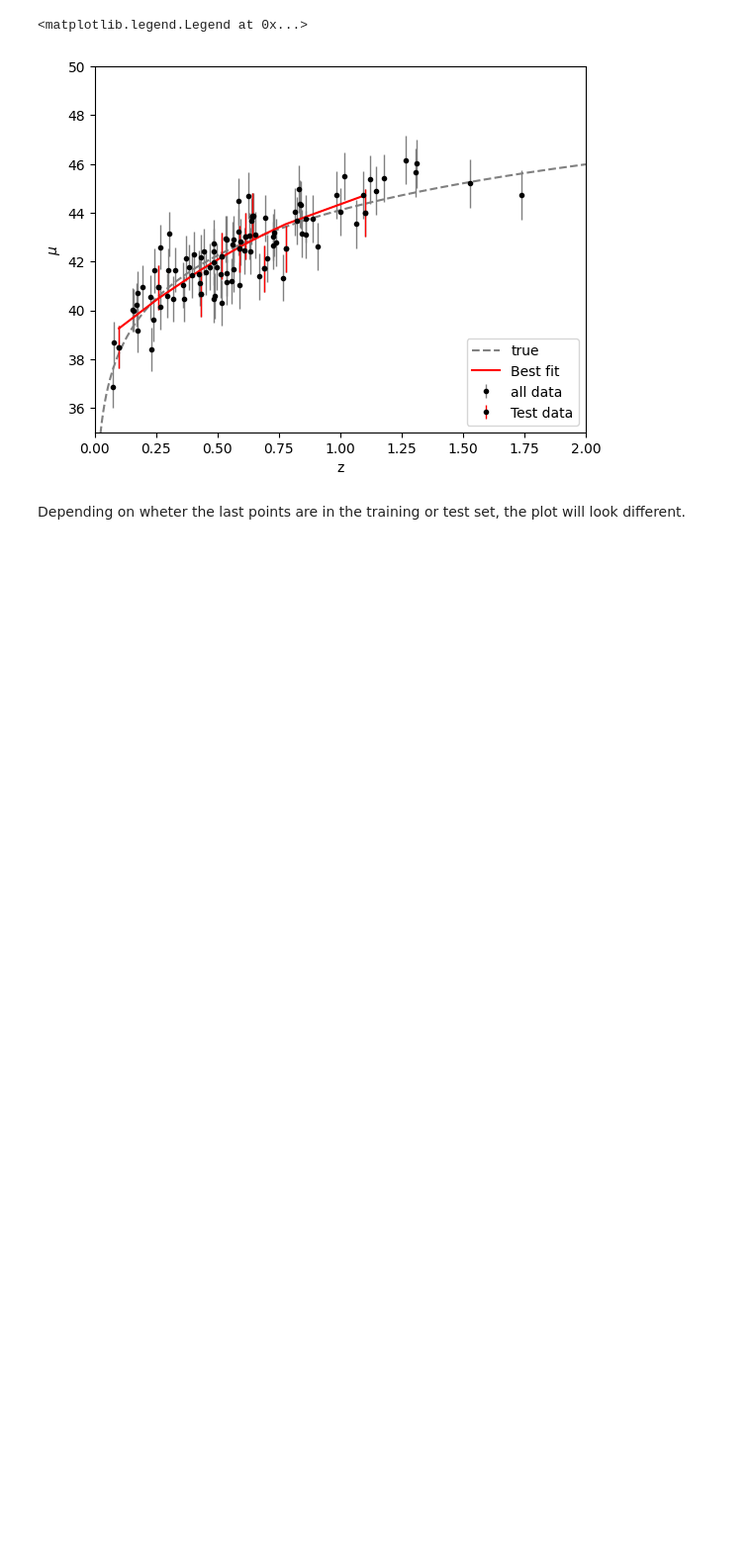
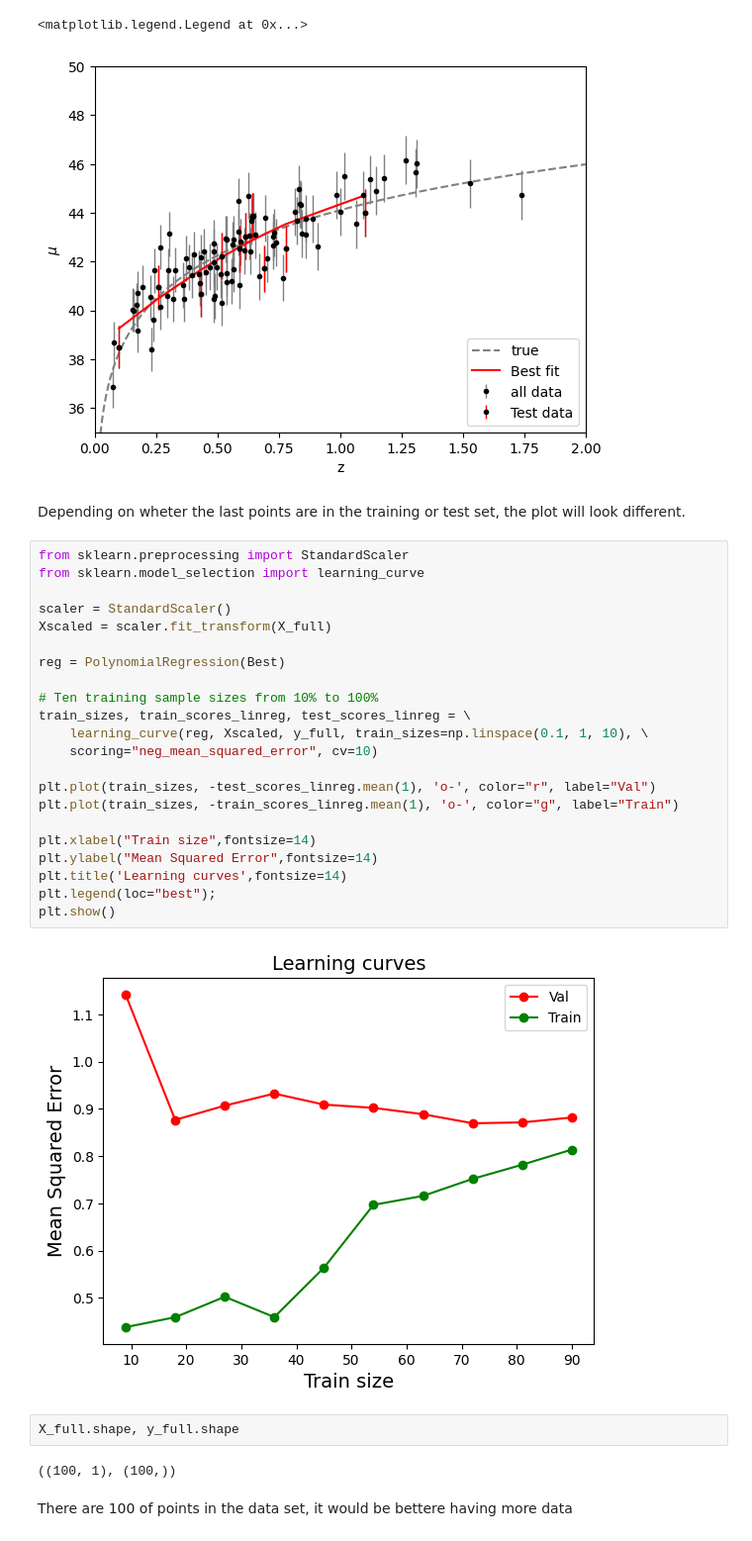
Before and after one commit to Sofiadossena/astrostatistics_bicocca_2025, a Jupyter notebook: working/17_Supernovae1.ipynb, the cells around one changed output. Shown at 99% size. Drawn from its saved outputs; the diff is of its cells as text; blank space fills up the shorter version.

```diff
--- a/working/17_Supernovae1.ipynb
+++ b/working/17_Supernovae1.ipynb
@@ -156,3 +153,33 @@ plt.legend(loc='lower right')
 [figure]
 # %% [markdown]
 Depending on wheter the last points are in the training or test set, the plot will look different.
+# %%
+from sklearn.preprocessing import StandardScaler
+from sklearn.model_selection import learning_curve
+
+scaler = StandardScaler()
+Xscaled = scaler.fit_transform(X_full)
+
+reg = PolynomialRegression(Best)
+
+# Ten training sample sizes from 10% to 100%
+train_sizes, train_scores_linreg, test_scores_linreg = \
+    learning_curve(reg, Xscaled, y_full, train_sizes=np.linspace(0.1, 1, 10), \
+    scoring="neg_mean_squared_error", cv=10)
+
+plt.plot(train_sizes, -test_scores_linreg.mean(1), 'o-', color="r", label="Val")
+plt.plot(train_sizes, -train_scores_linreg.mean(1), 'o-', color="g", label="Train")
+
+plt.xlabel("Train size",fontsize=14)
+plt.ylabel("Mean Squared Error",fontsize=14)
+plt.title('Learning curves',fontsize=14)
+plt.legend(loc="best");
+plt.show()
+# %% [output]
+[figure, added]
+# %%
+X_full.shape, y_full.shape
+# %% [output]
+((100, 1), (100,))
+# %% [markdown]
+There are 100 of points in the data set, it would be bettere having more data
```
Also changed, not shown: parts of 1 cell of this notebook.
